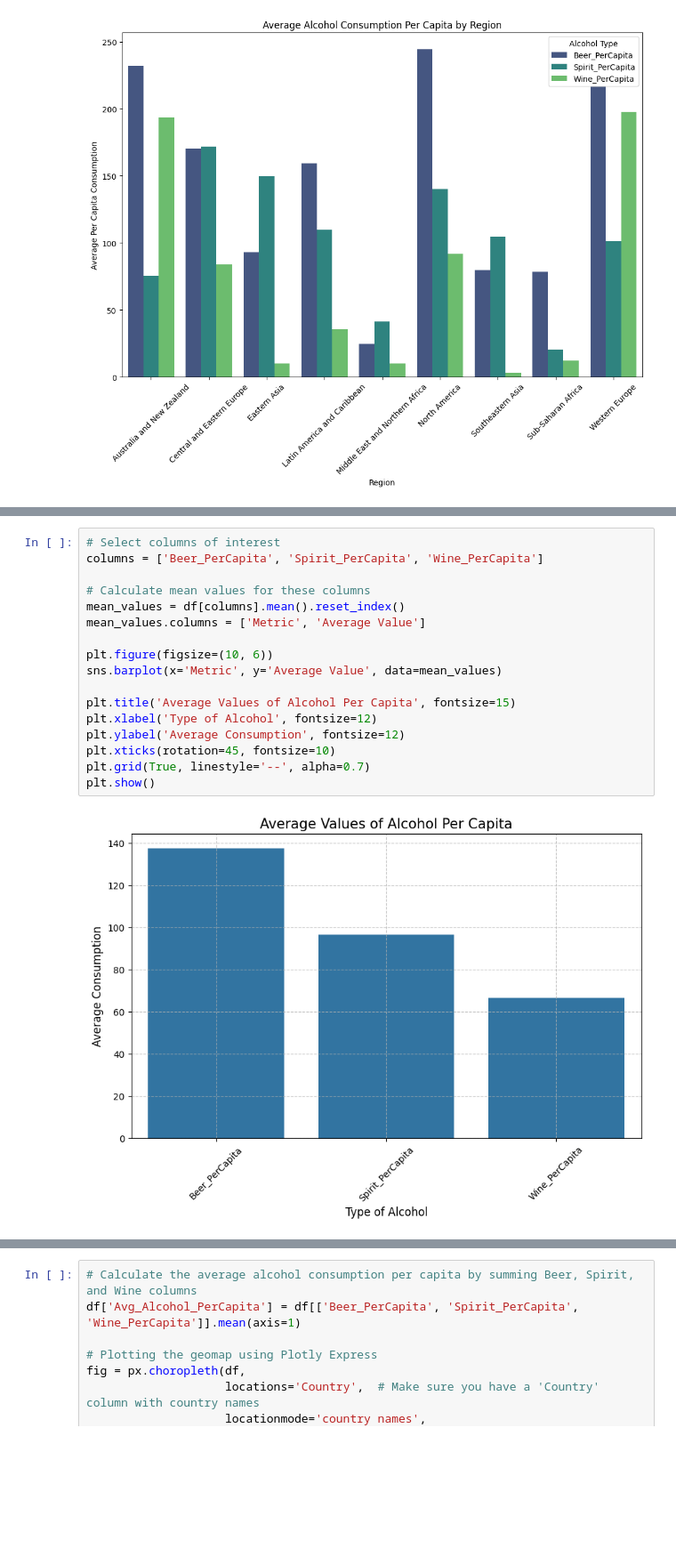
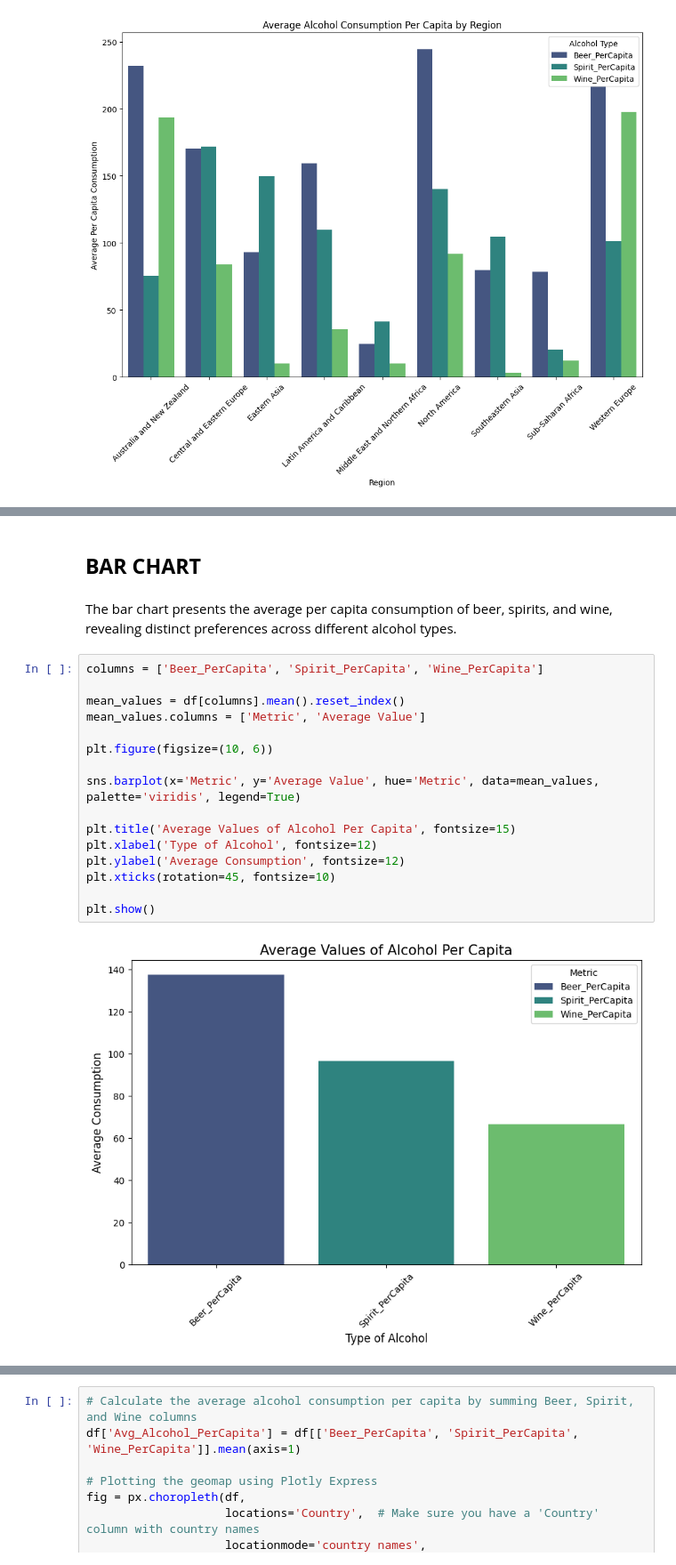
Before and after one commit to giebm/Applied-Data-Analytics, a Jupyter notebook: Happiness-Alcohol.ipynb, the cells around one changed output, grey strips where cells are left out. Shown at 89% size. Cells and saved outputs as stored; diff of their text form; blank space fills up the shorter version.

```diff
--- a/Happiness-Alcohol.ipynb
+++ b/Happiness-Alcohol.ipynb
@@ -206,19 +275,22 @@ plt.show()
+# %% [markdown]
+## **BAR CHART**
+# %% [markdown]
+The bar chart presents the average per capita consumption of beer, spirits, and wine, revealing distinct preferences across different alcohol types.
 # %%
-# Select columns of interest
 columns = ['Beer_PerCapita', 'Spirit_PerCapita', 'Wine_PerCapita']
 
-# Calculate mean values for these columns
 mean_values = df[columns].mean().reset_index()
 mean_values.columns = ['Metric', 'Average Value']
 
 plt.figure(figsize=(10, 6))
-sns.barplot(x='Metric', y='Average Value', data=mean_values)
+
+sns.barplot(x='Metric', y='Average Value', hue='Metric', data=mean_values, palette='viridis', legend=True)
 
 plt.title('Average Values of Alcohol Per Capita', fontsize=15)
 plt.xlabel('Type of Alcohol', fontsize=12)
 plt.ylabel('Average Consumption', fontsize=12)
 plt.xticks(rotation=45, fontsize=10)
-plt.grid(True, linestyle='--', alpha=0.7)
+
 plt.show()
 # %% [output]
-[figure, old version]
+[figure, new version]
```
Also changed, not shown: parts of 50 cells of this notebook.
